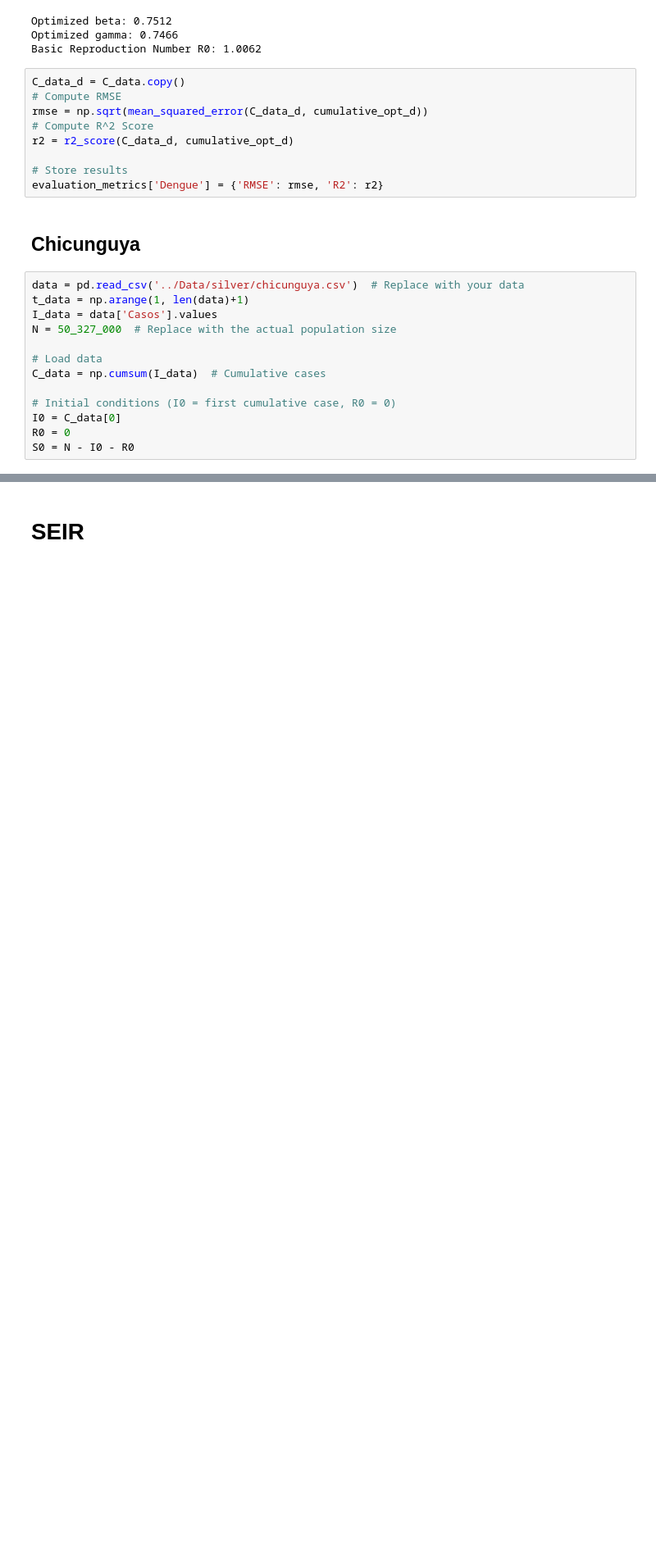
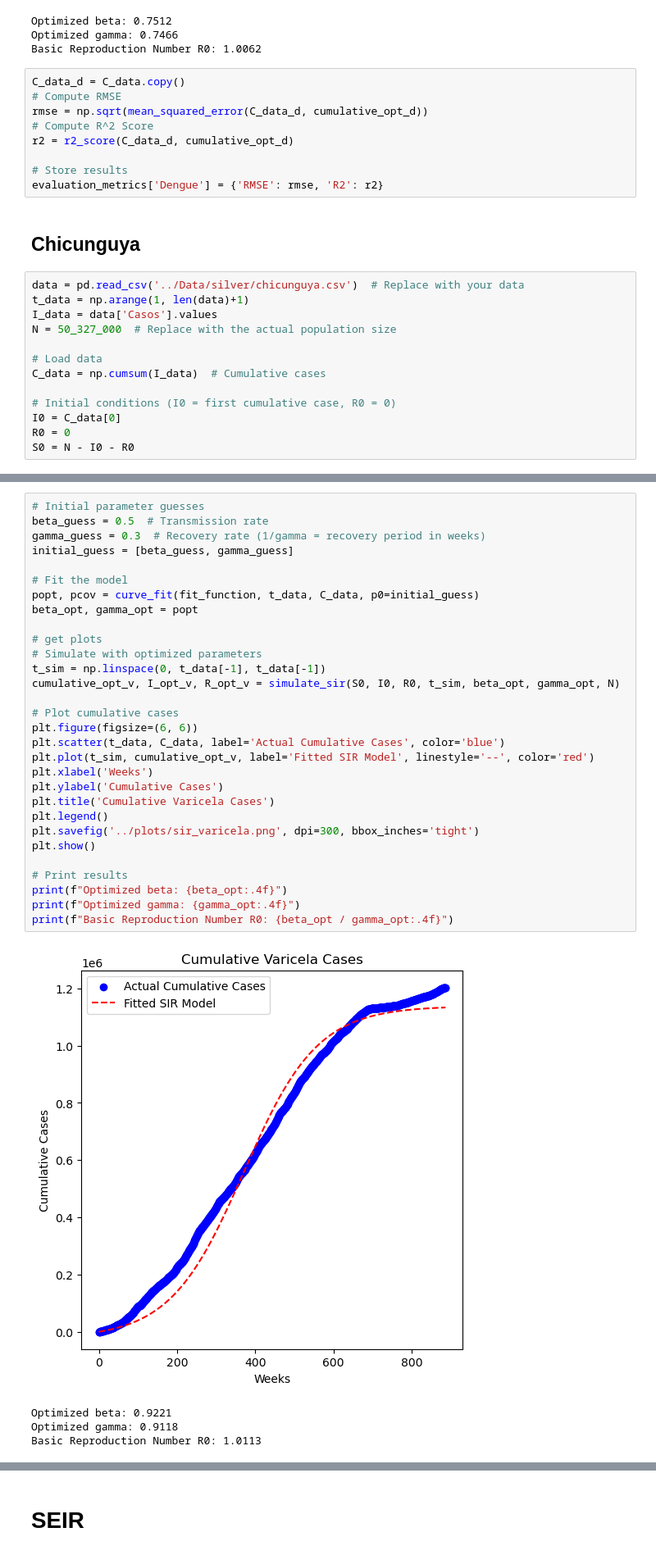
Before and after one commit to danielgvb/thesis, a Jupyter notebook: modelling/02_SIR_SEIR_epidemics.ipynb, the cells around one changed output, grey strips where cells are left out. Shown at 82% size. Saved outputs shown, nothing was run; the diff lists cells and outputs as text; blank space fills up the shorter version.

```diff
--- a/modelling/02_SIR_SEIR_epidemics.ipynb
+++ b/modelling/02_SIR_SEIR_epidemics.ipynb
@@ -319 +343,36 @@ Basic Reproduction Number R0: 1.0006
+# %%
+# Initial parameter guesses
+beta_guess = 0.5  # Transmission rate
+gamma_guess = 0.3  # Recovery rate (1/gamma = recovery period in weeks)
+initial_guess = [beta_guess, gamma_guess]
+
+# Fit the model
+popt, pcov = curve_fit(fit_function, t_data, C_data, p0=initial_guess)
+beta_opt, gamma_opt = popt
+
+# get plots
+# Simulate with optimized parameters
+t_sim = np.linspace(0, t_data[-1], t_data[-1])
+cumulative_opt_v, I_opt_v, R_opt_v = simulate_sir(S0, I0, R0, t_sim, beta_opt, gamma_opt, N)
+
+# Plot cumulative cases
+plt.figure(figsize=(6, 6))
+plt.scatter(t_data, C_data, label='Actual Cumulative Cases', color='blue')
+plt.plot(t_sim, cumulative_opt_v, label='Fitted SIR Model', linestyle='--', color='red')
+plt.xlabel('Weeks')
+plt.ylabel('Cumulative Cases')
+plt.title('Cumulative Varicela Cases')
+plt.legend()
+plt.savefig('../plots/sir_varicela.png', dpi=300, bbox_inches='tight')
+plt.show()
+
+# Print results
+print(f"Optimized beta: {beta_opt:.4f}")
+print(f"Optimized gamma: {gamma_opt:.4f}")
+print(f"Basic Reproduction Number R0: {beta_opt / gamma_opt:.4f}")
+# %% [output]
+[figure, added]
+Optimized beta: 0.9221
+Optimized gamma: 0.9118
+Basic Reproduction Number R0: 1.0113
 # %%
```
Also changed, not shown: parts of 15 cells of this notebook, 26 other files.
